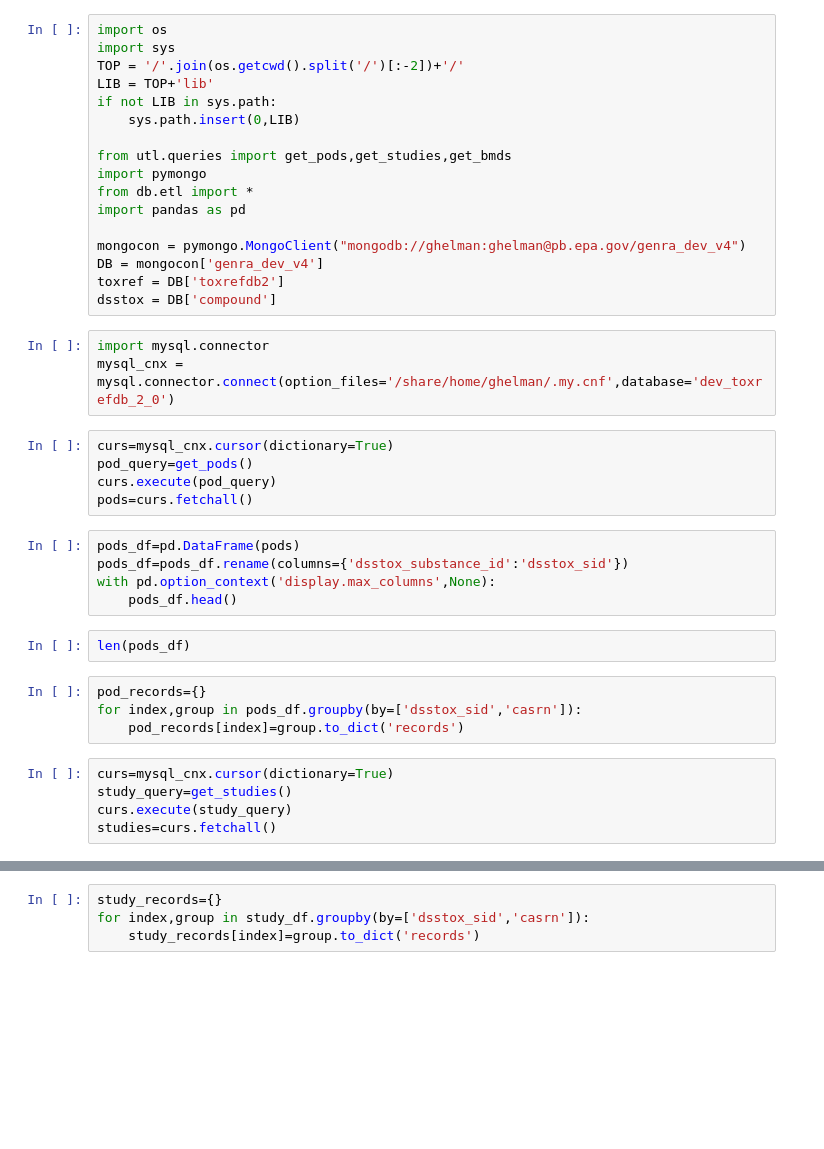
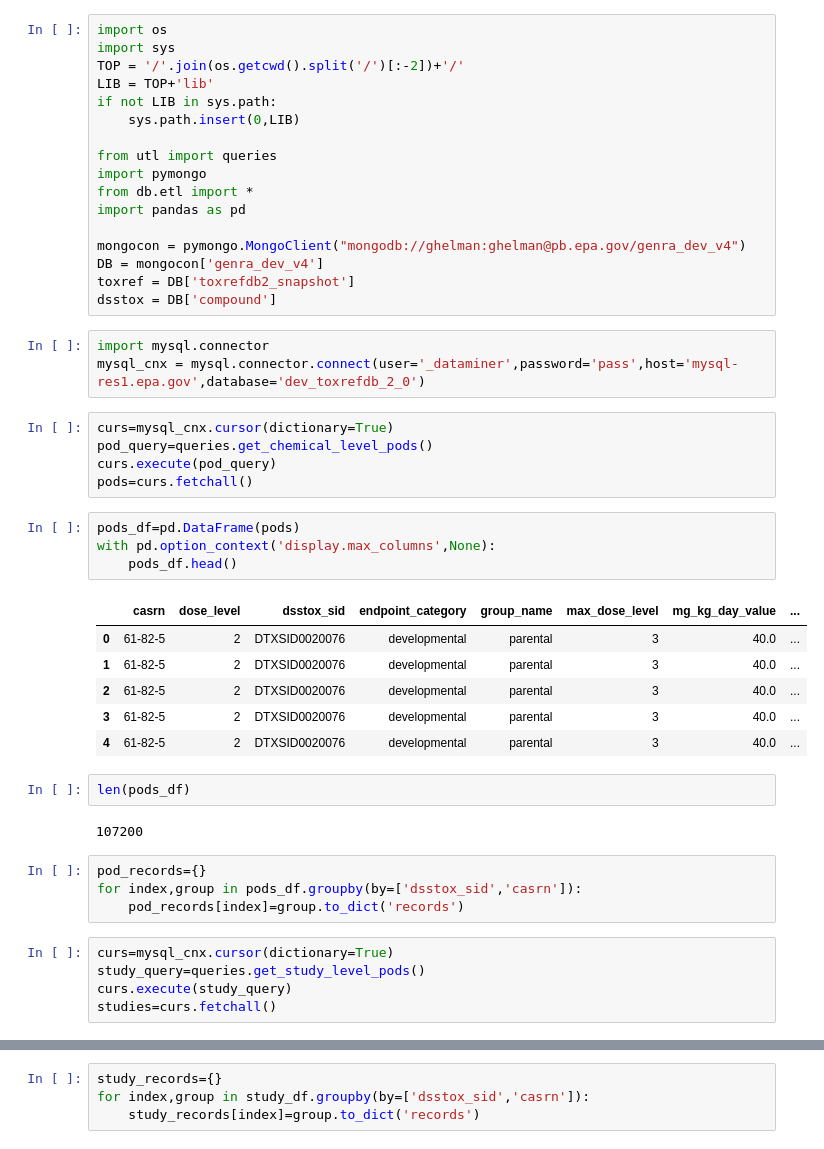
Before and after one commit to georgehelman/genra, a Jupyter notebook: notebooks/db/toxref.ipynb, the cells around one changed output, grey strips where cells are left out. Saved outputs shown, nothing was run; the diff lists cells and outputs as text; blank space fills up the shorter version.

```diff
--- a/notebooks/db/toxref.ipynb
+++ b/notebooks/db/toxref.ipynb
@@ -6,37 +6,45 @@ LIB = TOP+'lib'
 if not LIB in sys.path:
     sys.path.insert(0,LIB)
 
-from utl.queries import get_pods,get_studies,get_bmds
+from utl import queries
 import pymongo
 from db.etl import *
 import pandas as pd
 
 mongocon = pymongo.MongoClient("mongodb://ghelman:ghelman@pb.epa.gov/genra_dev_v4")
 DB = mongocon['genra_dev_v4']
-toxref = DB['toxrefdb2']
+toxref = DB['toxrefdb2_snapshot']
 dsstox = DB['compound']
 # %%
 import mysql.connector
-mysql_cnx = mysql.connector.connect(option_files='/share/home/ghelman/.my.cnf',database='dev_toxrefdb_2_0')
+mysql_cnx = mysql.connector.connect(user='_dataminer',password='pass',host='mysql-res1.epa.gov',database='dev_toxrefdb_2_0')
 # %%
 curs=mysql_cnx.cursor(dictionary=True)
-pod_query=get_pods()
+pod_query=queries.get_chemical_level_pods()
 curs.execute(pod_query)
 pods=curs.fetchall()
 # %%
 pods_df=pd.DataFrame(pods)
-pods_df=pods_df.rename(columns={'dsstox_substance_id':'dsstox_sid'})
 with pd.option_context('display.max_columns',None):
     pods_df.head()
+# %% [output]
+|  | casrn | dose_level | dsstox_sid | endpoint_category | group_name | max_dose_level | mg_kg_day_value | ... |
+| 0 | 61-82-5 | 2 | DTXSID0020076 | developmental | parental | 3 | 40.0 | ... |
+| 1 | 61-82-5 | 2 | DTXSID0020076 | developmental | parental | 3 | 40.0 | ... |
+| 2 | 61-82-5 | 2 | DTXSID0020076 | developmental | parental | 3 | 40.0 | ... |
+| 3 | 61-82-5 | 2 | DTXSID0020076 | developmental | parental | 3 | 40.0 | ... |
+| 4 | 61-82-5 | 2 | DTXSID0020076 | developmental | parental | 3 | 40.0 | ... |
 # %%
 len(pods_df)
+# %% [output]
+107200
 # %%
 pod_records={}
 for index,group in pods_df.groupby(by=['dsstox_sid','casrn']):
     pod_records[index]=group.to_dict('records')
 # %%
 curs=mysql_cnx.cursor(dictionary=True)
-study_query=get_studies()
+study_query=queries.get_study_level_pods()
 curs.execute(study_query)
 studies=curs.fetchall()
 # %%
```
Also changed, not shown: parts of 8 cells of this notebook, 4 other files.
